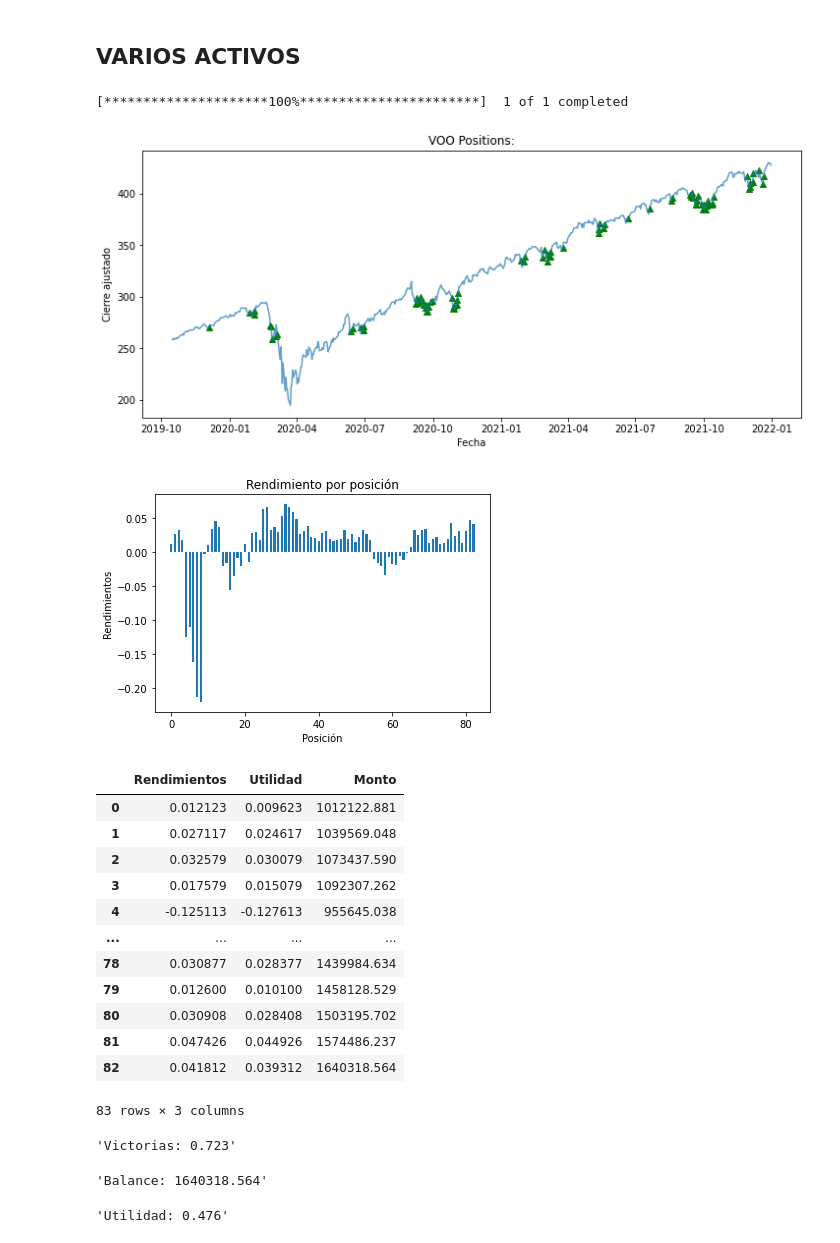
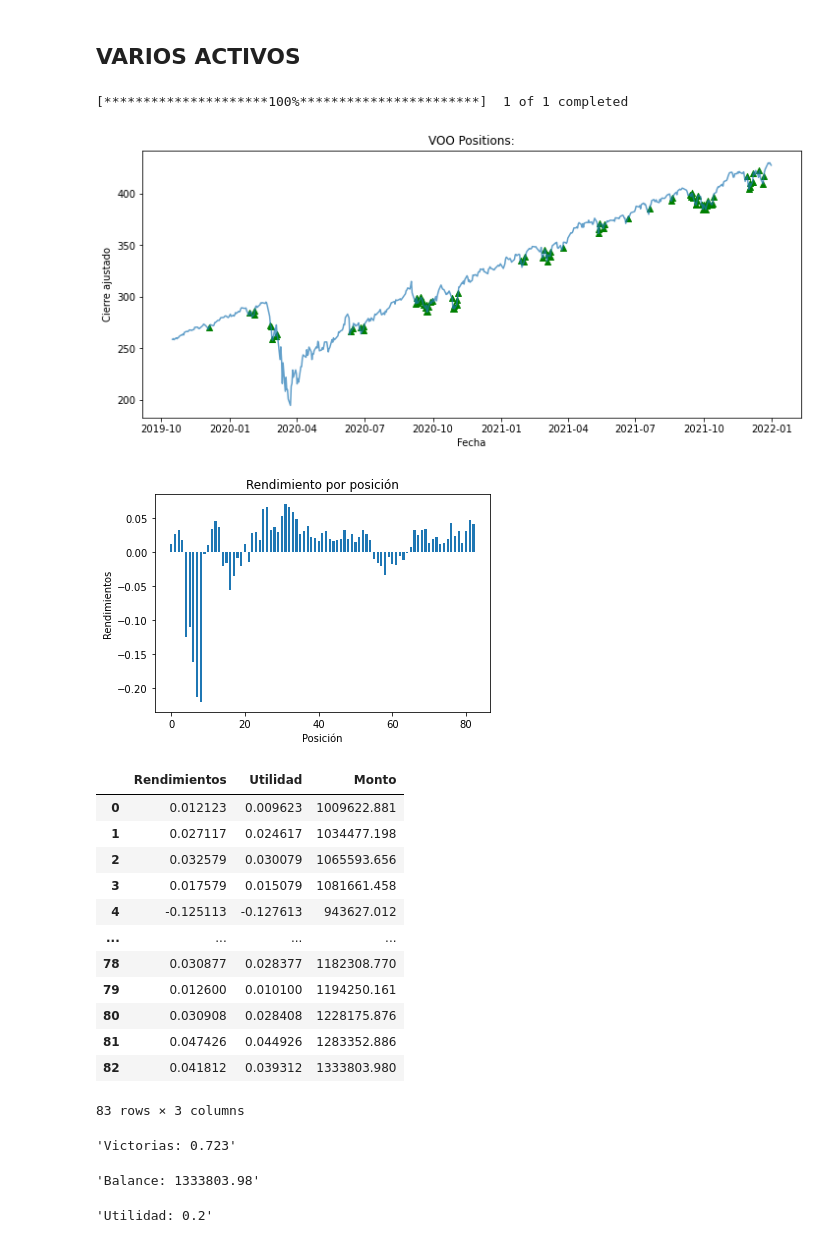
Before and after one commit to GustavodeAnda/PORTAFOLIOS2, a Jupyter notebook: RSI TRADING CHIDO.ipynb, the cells around one changed output. Drawn from its saved outputs; the diff is of its cells as text; code cells hidden in the pictures.

Commit message:
RSI corrección utilidad
Calculo de utilidad mal

```diff
--- a/RSI TRADING CHIDO.ipynb
+++ b/RSI TRADING CHIDO.ipynb
@@ -66,7 +66,7 @@ dfr['Utilidad'] = dfr['Rendimientos']-Comisiones
 Monto = [capital]
 
 for i in range(len(dfr)):
-    valor = Monto[-1]*(1+dfr['Rendimientos'][i])
+    valor = Monto[-1]*(1+dfr['Utilidad'][i])
     Monto.append(valor)
 
     # se borra capital inicial de la lista de montos
@@ -88,48 +88,48 @@ plt.xlabel("Posición")
 plt.ylabel("Rendimientos")
 plt.title("Rendimiento por posición")
 plt.show()
 
 # Calculamos el número de victorias en la estrategia:
 wins = [i for i in Profits if i > 0]
 wins = len(wins)/len(Profits)
 
 # Calculamos utilidad final DESPUÉS DE IMPUESTOS
 impuestos = 0.1
 
     # Encontramos monto final
 ultimo = dfr[['Monto']].iloc[-1]
 
     # Restamos impuestos
 ultimo_VOO = ultimo * (1-impuestos)
 
     # Lo convertimos en tasa comparado al capital inicial
 utilidad_VOO = (ultimo_VOO - capital) / capital
 
 # Mandamos todo a proyectar en la misma celda
 display(dfr,
         'Victorias: '+str(np.round(wins,3)),
         'Balance: '+str(np.round(ultimo,3)[0]),
         'Utilidad: ' +str(np.round(utilidad_VOO,3)[0]))
 # %% [output]
 [*********************100%***********************]  1 of 1 completed
 [figure]
 [figure]
 |  | Rendimientos | Utilidad | Monto |
-| 0 | 0.012123 | 0.009623 | 1012122.881 |
-| 1 | 0.027117 | 0.024617 | 1039569.048 |
-| 2 | 0.032579 | 0.030079 | 1073437.590 |
-| 3 | 0.017579 | 0.015079 | 1092307.262 |
-| 4 | -0.125113 | -0.127613 | 955645.038 |
+| 0 | 0.012123 | 0.009623 | 1009622.881 |
+| 1 | 0.027117 | 0.024617 | 1034477.198 |
+| 2 | 0.032579 | 0.030079 | 1065593.656 |
+| 3 | 0.017579 | 0.015079 | 1081661.458 |
+| 4 | -0.125113 | -0.127613 | 943627.012 |
 | ... | ... | ... | ... |
-| 78 | 0.030877 | 0.028377 | 1439984.634 |
-| 79 | 0.012600 | 0.010100 | 1458128.529 |
-| 80 | 0.030908 | 0.028408 | 1503195.702 |
-| 81 | 0.047426 | 0.044926 | 1574486.237 |
-| 82 | 0.041812 | 0.039312 | 1640318.564 |
+| 78 | 0.030877 | 0.028377 | 1182308.770 |
+| 79 | 0.012600 | 0.010100 | 1194250.161 |
+| 80 | 0.030908 | 0.028408 | 1228175.876 |
+| 81 | 0.047426 | 0.044926 | 1283352.886 |
+| 82 | 0.041812 | 0.039312 | 1333803.980 |
 83 rows × 3 columns
 'Victorias: 0.723'
-'Balance: 1640318.564'
+'Balance: 1333803.98'
-'Utilidad: 0.476'
+'Utilidad: 0.2'
 # %%
 # Elegir activo:
 stock = 'TSLA'
```
Also changed, not shown: parts of 4 cells of this notebook.
